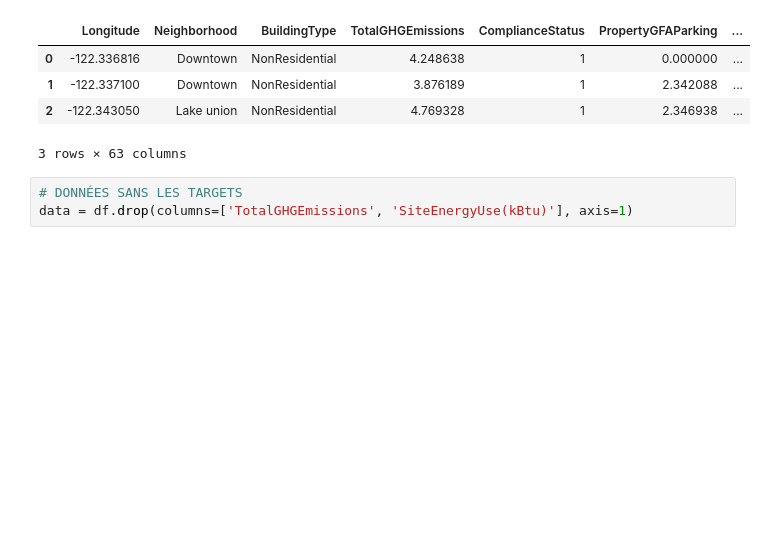
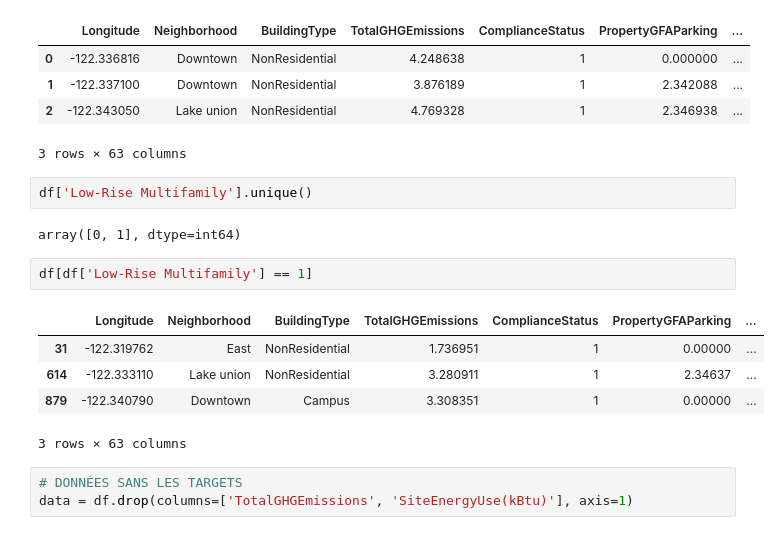
Before and after one commit to ThomasFavrel/OC-P4, a Jupyter notebook: Untitled.ipynb, the cells around one changed output. Cells and saved outputs as stored; diff of their text form; blank space fills up the shorter version.

```diff
--- a/Untitled.ipynb
+++ b/Untitled.ipynb
@@ -60,6 +60,18 @@ df.head(3)
 | 1 | -122.337100 | Downtown | NonResidential | 3.876189 | 1 | 2.342088 | ... |
 | 2 | -122.343050 | Lake union | NonResidential | 4.769328 | 1 | 2.346938 | ... |
 3 rows × 63 columns
+# %%
+df['Low-Rise Multifamily'].unique()
+# %% [output]
+array([0, 1], dtype=int64)
+# %%
+df[df['Low-Rise Multifamily'] == 1]
+# %% [output]
+|  | Longitude | Neighborhood | BuildingType | TotalGHGEmissions | ComplianceStatus | PropertyGFAParking | ... |
+| 31 | -122.319762 | East | NonResidential | 1.736951 | 1 | 0.00000 | ... |
+| 614 | -122.333110 | Lake union | NonResidential | 3.280911 | 1 | 2.34637 | ... |
+| 879 | -122.340790 | Downtown | Campus | 3.308351 | 1 | 0.00000 | ... |
+3 rows × 63 columns
 # %%
 # DONNÉES SANS LES TARGETS
 data = df.drop(columns=['TotalGHGEmissions', 'SiteEnergyUse(kBtu)'], axis=1)
```
Also changed, not shown: parts of 5 cells of this notebook, 2 other files.
